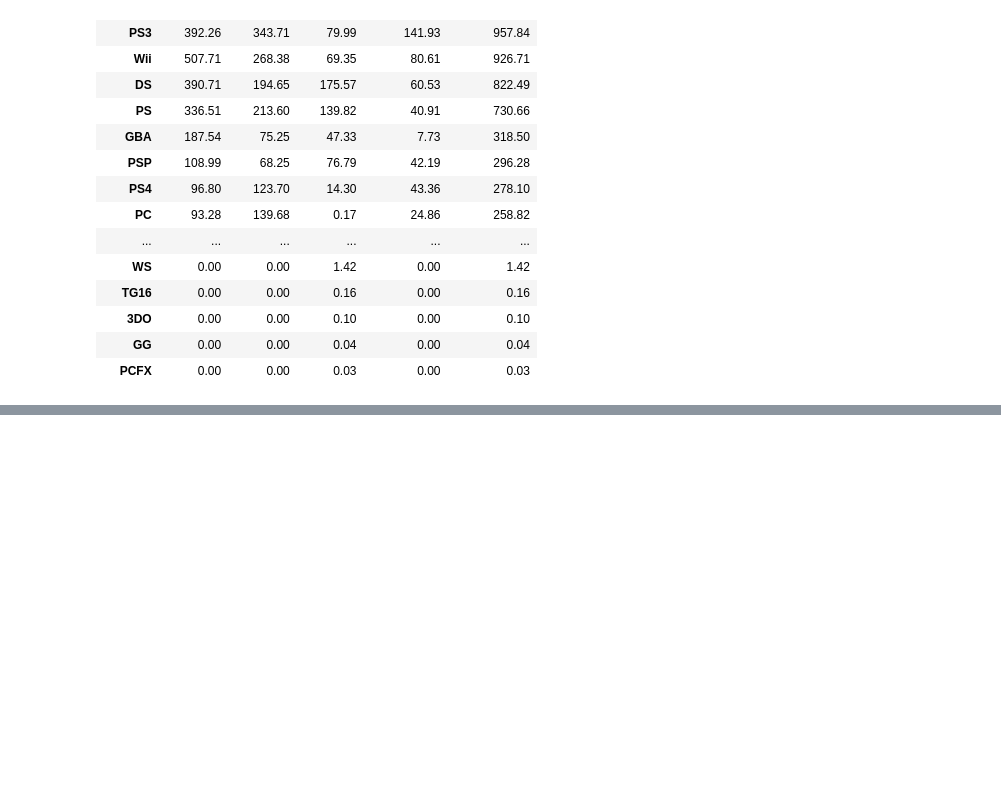
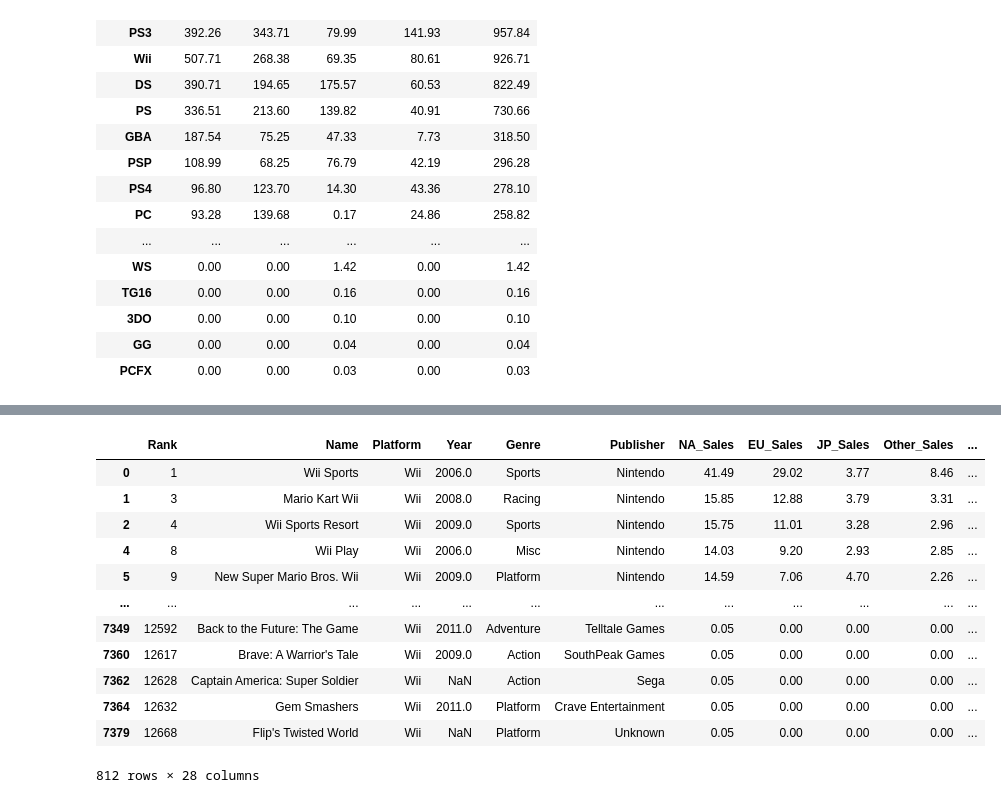
Before and after one commit to mchjohnson13/Group05, a Jupyter notebook: Video_Games/Notebooks/Exploratory_Data_Analysis.ipynb, the cells around one changed output, grey strips where cells are left out. Saved outputs shown, nothing was run; the diff lists cells and outputs as text; code cells hidden in the pictures; blank space fills up the shorter version.

```diff
--- a/Video_Games/Notebooks/Exploratory_Data_Analysis.ipynb
+++ b/Video_Games/Notebooks/Exploratory_Data_Analysis.ipynb
@@ -365,0 +281,3 @@ games_df
+# %%
+# feature engineering a column for whether the game is "retro" or not
+combo_df["is_retro"] = combo_df["Platform"].apply(lambda x: "yes" if x in retro_consoles else "no")
@@ -365,0 +300,3 @@ games_df
+# %%
+# Time to feature engineer the date column
+combo_df["release_date"] = pd.to_datetime(combo_df["release_date"])
@@ -365,0 +323,4 @@ games_df
+# %%
+combo_df["year"] = combo_df["release_date"].apply(lambda x: x.year)
+# %%
+combo_df["month"] = combo_df["release_date"].apply(lambda date: date.month)
@@ -365,0 +432,20 @@ games_df
+# %%
+# About half of the Wii games don't have a value for number of players...
+# I will put them into a new category simply titled "Unknown" because this column is important
+# to try and glean insight from for the games we can and even if this value is not there,
+# I don't want to lose of all the good information in these rows.
+combo_df[combo_df.Platform=="Wii"]
+# %% [output]
+|  | Rank | Name | Platform | Year | Genre | Publisher | NA_Sales | EU_Sales | JP_Sales | Other_Sales | ... |
+| 0 | 1 | Wii Sports | Wii | 2006.0 | Sports | Nintendo | 41.49 | 29.02 | 3.77 | 8.46 | ... |
+| 1 | 3 | Mario Kart Wii | Wii | 2008.0 | Racing | Nintendo | 15.85 | 12.88 | 3.79 | 3.31 | ... |
+| 2 | 4 | Wii Sports Resort | Wii | 2009.0 | Sports | Nintendo | 15.75 | 11.01 | 3.28 | 2.96 | ... |
+| 4 | 8 | Wii Play | Wii | 2006.0 | Misc | Nintendo | 14.03 | 9.20 | 2.93 | 2.85 | ... |
+| 5 | 9 | New Super Mario Bros. Wii | Wii | 2009.0 | Platform | Nintendo | 14.59 | 7.06 | 4.70 | 2.26 | ... |
+| ... | ... | ... | ... | ... | ... | ... | ... | ... | ... | ... | ... |
+| 7349 | 12592 | Back to the Future: The Game | Wii | 2011.0 | Adventure | Telltale Games | 0.05 | 0.00 | 0.00 | 0.00 | ... |
+| 7360 | 12617 | Brave: A Warrior's Tale | Wii | 2009.0 | Action | SouthPeak Games | 0.05 | 0.00 | 0.00 | 0.00 | ... |
+| 7362 | 12628 | Captain America: Super Soldier | Wii | NaN | Action | Sega | 0.05 | 0.00 | 0.00 | 0.00 | ... |
+| 7364 | 12632 | Gem Smashers | Wii | 2011.0 | Platform | Crave Entertainment | 0.05 | 0.00 | 0.00 | 0.00 | ... |
+| 7379 | 12668 | Flip's Twisted World | Wii | NaN | Platform | Unknown | 0.05 | 0.00 | 0.00 | 0.00 | ... |
+812 rows × 28 columns
```
Also changed, not shown: parts of 42 cells of this notebook, 5 other files.
